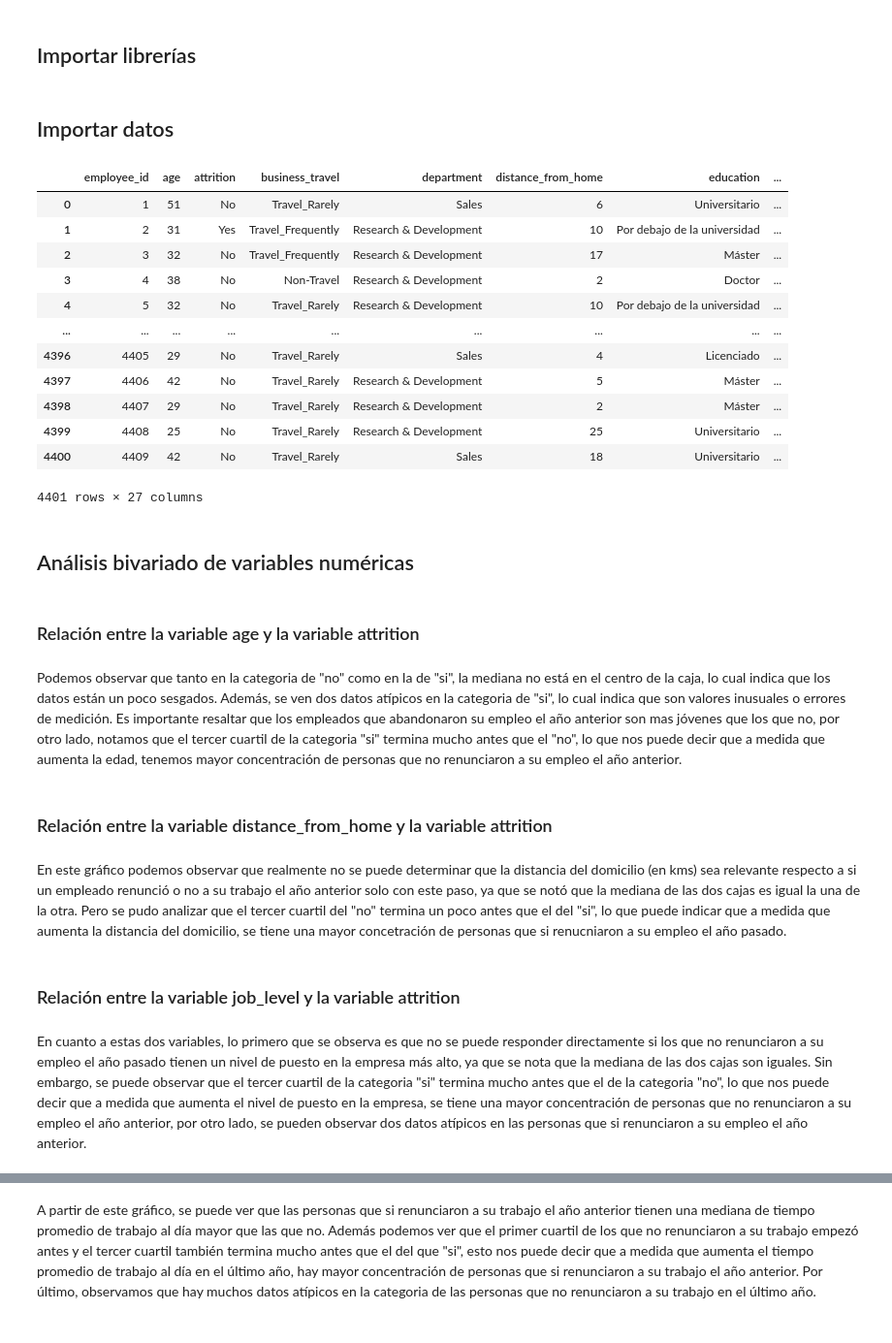
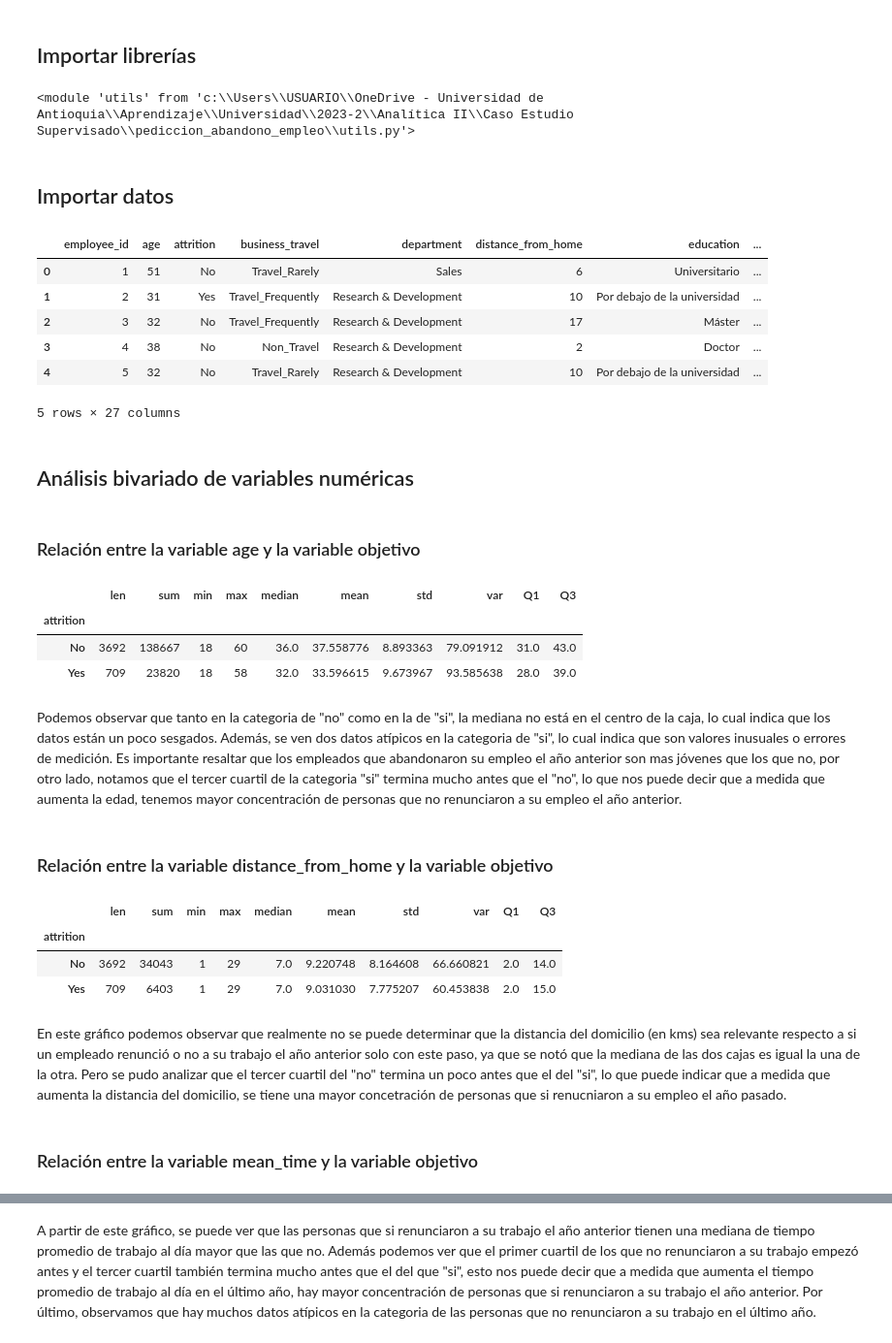
Before and after one commit to AlexanderBedoyaC/pediccion_abandono_empleo, a Jupyter notebook: 5. Análisis bivariado numéricas.ipynb, the cells around one changed output, grey strips where cells are left out. Shown at 97% size. Cells and saved outputs as stored; diff of their text form; code cells hidden in the pictures.

```diff
--- a/5. Análisis bivariado numéricas.ipynb
+++ b/5. Análisis bivariado numéricas.ipynb
@@ -8,27 +3,28 @@ import seaborn as sns
+# %%
+import pandas as pd
+
+from importlib import reload
+import utils  # Importa el módulo
+reload(utils)  # Recarga el módulo
+# %% [output]
+<module 'utils' from 'c:\\Users\\USUARIO\\OneDrive - Universidad de Antioquia\\Aprendizaje\\Universidad\\2023-2\\Analítica II\\Caso Estudio Supervisado\\pediccion_abandono_empleo\\utils.py'>
 # %% [markdown]
 ## Importar datos
 # %%
 df = pd.read_csv('Datasets/datos_limpios.csv')
 df.job_level = df.job_level.astype(str)
 df.stock_option_level = df.stock_option_level.astype(str)
-df.training_times_last_year = df.training_times_last_year.astype(str)
 # %%
-df
+df.head()
 # %% [output]
 |  | employee_id | age | attrition | business_travel | department | distance_from_home | education | ... |
 | 0 | 1 | 51 | No | Travel_Rarely | Sales | 6 | Universitario | ... |
 | 1 | 2 | 31 | Yes | Travel_Frequently | Research & Development | 10 | Por debajo de la universidad | ... |
 | 2 | 3 | 32 | No | Travel_Frequently | Research & Development | 17 | Máster | ... |
-| 3 | 4 | 38 | No | Non-Travel | Research & Development | 2 | Doctor | ... |
+| 3 | 4 | 38 | No | Non_Travel | Research & Development | 2 | Doctor | ... |
 | 4 | 5 | 32 | No | Travel_Rarely | Research & Development | 10 | Por debajo de la universidad | ... |
-| ... | ... | ... | ... | ... | ... | ... | ... | ... |
-| 4396 | 4405 | 29 | No | Travel_Rarely | Sales | 4 | Licenciado | ... |
-| 4397 | 4406 | 42 | No | Travel_Rarely | Research & Development | 5 | Máster | ... |
-| 4398 | 4407 | 29 | No | Travel_Rarely | Research & Development | 2 | Máster | ... |
-| 4399 | 4408 | 25 | No | Travel_Rarely | Research & Development | 25 | Universitario | ... |
-| 4400 | 4409 | 42 | No | Travel_Rarely | Sales | 18 | Universitario | ... |
-4401 rows × 27 columns
+5 rows × 27 columns
 # %% [markdown]
 ## Análisis bivariado de variables numéricas
 # %% [markdown]
-### Relación entre la variable age y la variable attrition
+### Relación entre la variable age y la variable objetivo
@@ -39,4 +31,11 @@ fig.show()
+# %%
+utils.bivariado_numericas(df, 'age')
+# %% [output]
+|  | len | sum | min | max | median | mean | std | var | Q1 | Q3 |
+| attrition |  |  |  |  |  |  |  |  |  |  |
+| No | 3692 | 138667 | 18 | 60 | 36.0 | 37.558776 | 8.893363 | 79.091912 | 31.0 | 43.0 |
+| Yes | 709 | 23820 | 18 | 58 | 32.0 | 33.596615 | 9.673967 | 93.585638 | 28.0 | 39.0 |
 # %% [markdown]
 Podemos observar que tanto en la categoria de "no" como en la de "si", la mediana no está en el centro de la caja, lo cual indica que los datos están un poco sesgados. Además, se ven dos datos atípicos en la categoria de "si", lo cual indica que son valores inusuales o errores de medición. Es importante resaltar que los empleados que abandonaron su empleo el año anterior son mas jóvenes que los que no, por otro lado, notamos que el tercer cuartil de la categoria "si" termina mucho antes que el "no", lo que nos puede decir que a medida que aumenta la edad, tenemos mayor concentración de personas que no renunciaron a su empleo el año anterior.
 # %% [markdown]
-### Relación entre la variable distance_from_home y la variable attrition
+### Relación entre la variable distance_from_home y la variable objetivo
@@ -47,4 +42,11 @@ fig.show()
+# %%
+utils.bivariado_numericas(df, 'distance_from_home')
+# %% [output]
+|  | len | sum | min | max | median | mean | std | var | Q1 | Q3 |
+| attrition |  |  |  |  |  |  |  |  |  |  |
+| No | 3692 | 34043 | 1 | 29 | 7.0 | 9.220748 | 8.164608 | 66.660821 | 2.0 | 14.0 |
+| Yes | 709 | 6403 | 1 | 29 | 7.0 | 9.031030 | 7.775207 | 60.453838 | 2.0 | 15.0 |
 # %% [markdown]
 En este gráfico podemos observar que realmente no se puede determinar que la distancia del domicilio (en kms) sea relevante respecto a si un empleado renunció o no a su trabajo el año anterior solo con este paso, ya que se notó que la mediana de las dos cajas es igual la una de la otra. Pero se pudo analizar que el tercer cuartil del "no" termina un poco antes que el del "si", lo que puede indicar que a medida que aumenta la distancia del domicilio, se tiene una mayor concetración de personas que si renucniaron a su empleo el año pasado.
 # %% [markdown]
-### Relación entre la variable job_level y la variable attrition
+### Relación entre la variable mean_time y la variable objetivo
@@ -55,2 +52,0 @@ fig.show()
-# %% [markdown]
-En cuanto a estas dos variables, lo primero que se observa es que no se puede responder directamente si los que no renunciaron a su empleo el año pasado tienen un nivel de puesto en la empresa más alto, ya que se nota que la mediana de las dos cajas son iguales. Sin embargo, se puede observar que el tercer cuartil de la categoria "si" termina mucho antes que el de la categoria "no", lo que nos puede decir que a medida que aumenta el nivel de puesto en la empresa, se tiene una mayor concentración de personas que no renunciaron a su empleo el año anterior, por otro lado, se pueden observar dos datos atípicos en las personas que si renunciaron a su empleo el año anterior.
```
Also changed, not shown: parts of 34 cells of this notebook, 4 other files.
